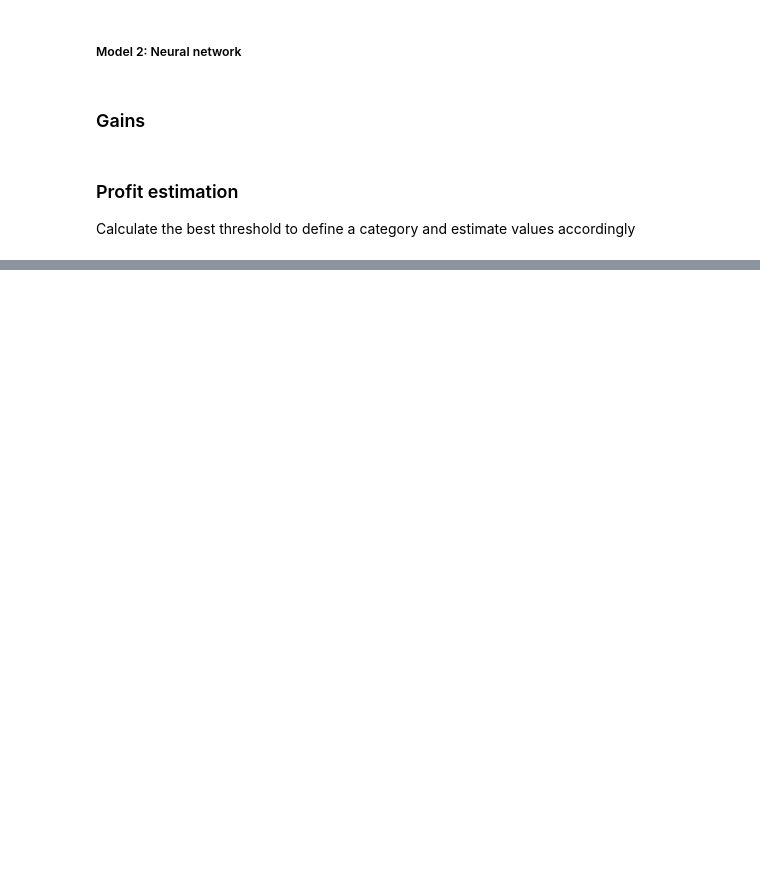
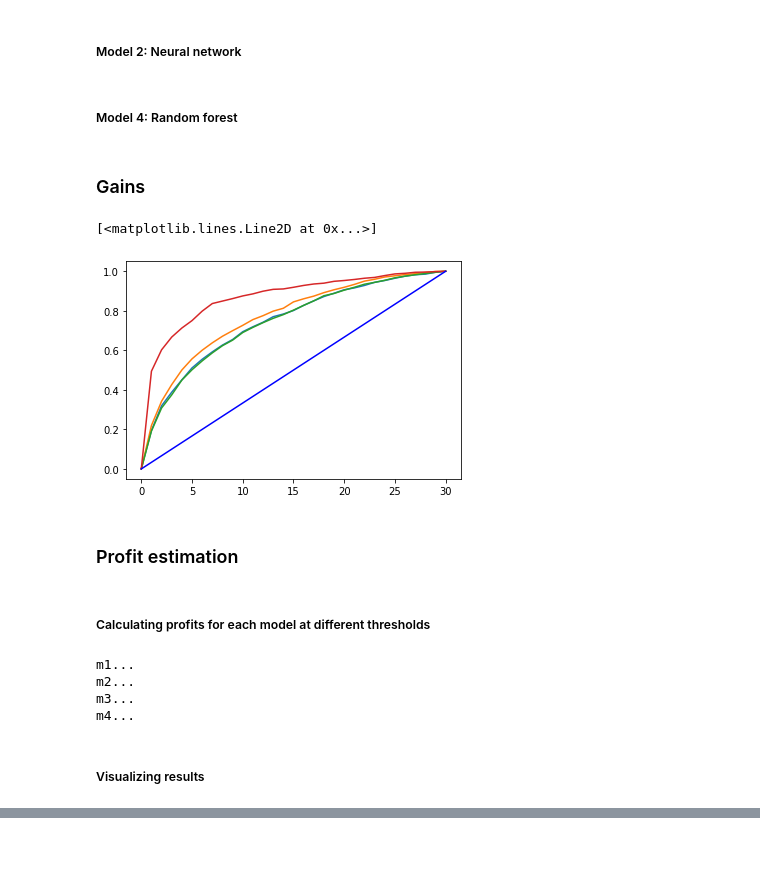
Before and after one commit to robperch/marketing_analytics_qqua, a Jupyter notebook: notebooks/qqua_nb.ipynb, the cells around one changed output, grey strips where cells are left out. Cells and saved outputs as stored; diff of their text form; code cells hidden in the pictures; blank space fills up the shorter version.

```diff
--- a/notebooks/qqua_nb.ipynb
+++ b/notebooks/qqua_nb.ipynb
@@ -250,0 +454,7 @@ dfm2['m2_pred_prob'] = m2.predict(dfm1[m1_f])
+# %%
+m4 = mba263.random_forest(
+    dfm4[m4_l],
+    dfm4[m4_f],
+    trees=500,
+    leaf_nodes=200,
+)
@@ -250,0 +465,2 @@ dfm2['m2_pred_prob'] = m2.predict(dfm1[m1_f])
+# %%
+dfm4['m4_pred_prob'] = m4.predict(dfm4[m4_f])
@@ -250,0 +526,2 @@ dfm2['m2_pred_prob'] = m2.predict(dfm1[m1_f])
+# %%
+dfm4['m4_pred_prob'] = m4.predict(dfm4[m4_f])
@@ -290,0 +608,2 @@ fig.show()
+# %% [markdown]
+##### Model 4: Random forest
@@ -293,10 +627,18 @@ fig.show()
 # %%
 m1_gain = mba263.gain(dfm1['res1'], dfm1['m1_pred_prob'], bins=30)
 m2_gain = mba263.gain(dfm2['res1'], dfm2['m2_pred_prob'], bins=30)
+m3_gain = mba263.gain(dfm3['res1'], dfm3['m3_pred_prob'], bins=30)
+m4_gain = mba263.gain(dfm4['res1'], dfm4['m4_pred_prob'], bins=30)
 # %%
 plt.plot(m1_gain)
 plt.plot(m2_gain)
+plt.plot(m3_gain)
+plt.plot(m4_gain)
 plt.plot([0,30],[0,1],'b')
+# %% [output]
+[<matplotlib.lines.Line2D at 0x...>]
+[figure, added]
 # %% [markdown]
 ### Profit estimation
-Calculate the best threshold to define a category and estimate values accordingly
+# %% [markdown]
+##### Calculating profits for each model at different thresholds
@@ -302,0 +651,45 @@ Calculate the best threshold to define a category and estimate values accordingl
+# %%
+for model_key in models:
+
+    print(model_key + '...')
+
+    ## Defining variables
+    _model = models[model_key]['model']
+    _df = models[model_key]['df']
+    _features = _df[models[model_key]['features']]
+    _label = _df[models[model_key]['label']]
+
+    ## Obtaining key metrics for all cutoffs
+    dfprofit[model_key] = dfprofit['threshold'].apply(
+        lambda x: metrics.confusion_matrix(
+            y_true=_label,
+            y_pred=(_model.predict(_features) > x)*1,
+        ).ravel()
+    )
+
+    ## Desaggregating results into columns
+    dfprofit[
+        [
+            model_key + '_tn',
+            model_key + '_fp',
+            model_key + '_fn',
+            model_key + '_tp',
+        ]
+    ] = pd.DataFrame(dfprofit[model_key].tolist(), index=dfprofit.index)
+    dfprofit.drop(model_key, axis=1, inplace=True)
+
+    ## Adding some other model metrics
+    dfprofit[model_key + '_prc'] = dfprofit[model_key + '_tp']/(dfprofit[model_key + '_tp'] + dfprofit[model_key + '_fp'])
+    dfprofit[model_key + '_rcl'] = dfprofit[model_key + '_tp']/(dfprofit[model_key + '_tp'] + dfprofit[model_key + '_fn'])
+
+    ## Calculating estimated profit
+    dfprofit[model_key + '_profit'] = dfprofit[model_key + '_tp']*(60 - 1.41) - dfprofit[model_key + '_fp']*1.41
+
+print('end!')
+# %% [output]
+m1...
+m2...
+m3...
+m4...
+# %% [markdown]
+##### Visualizing results
```
Also changed, not shown: parts of 64 cells of this notebook.
